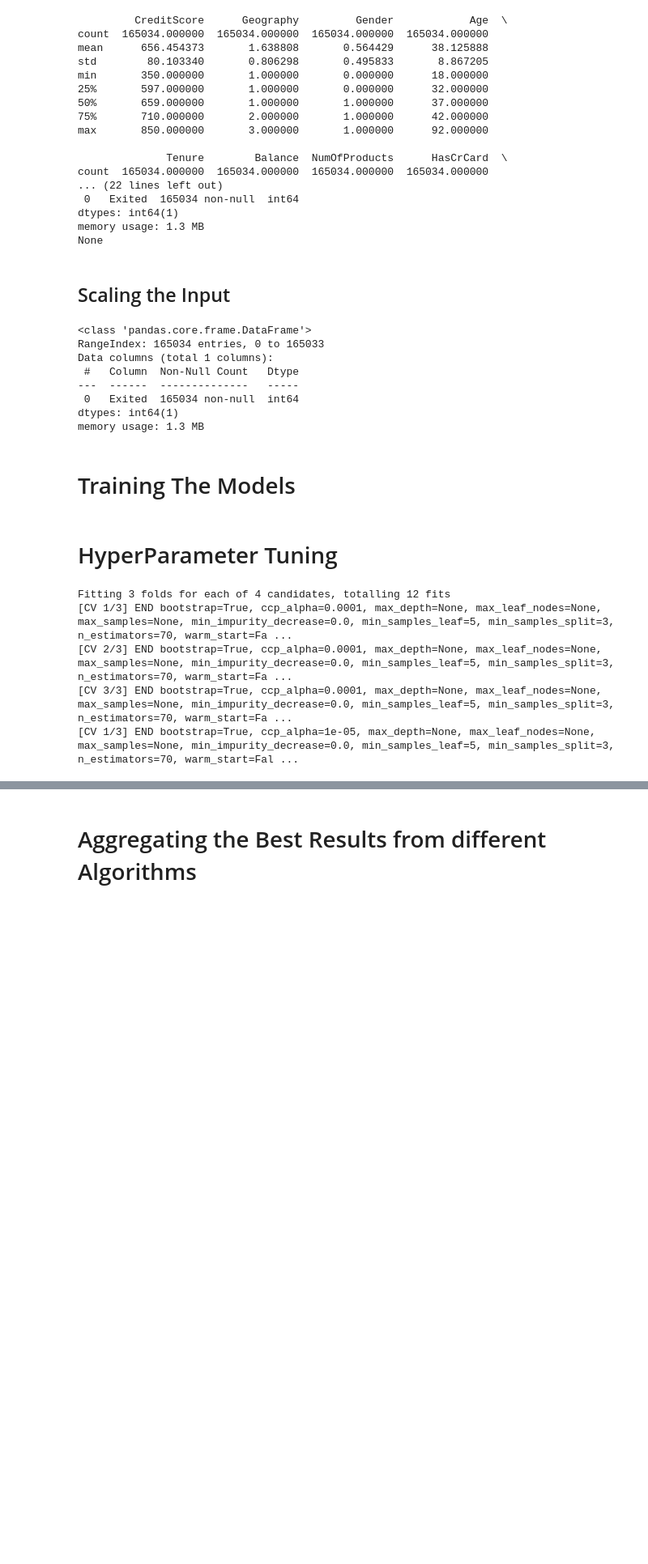
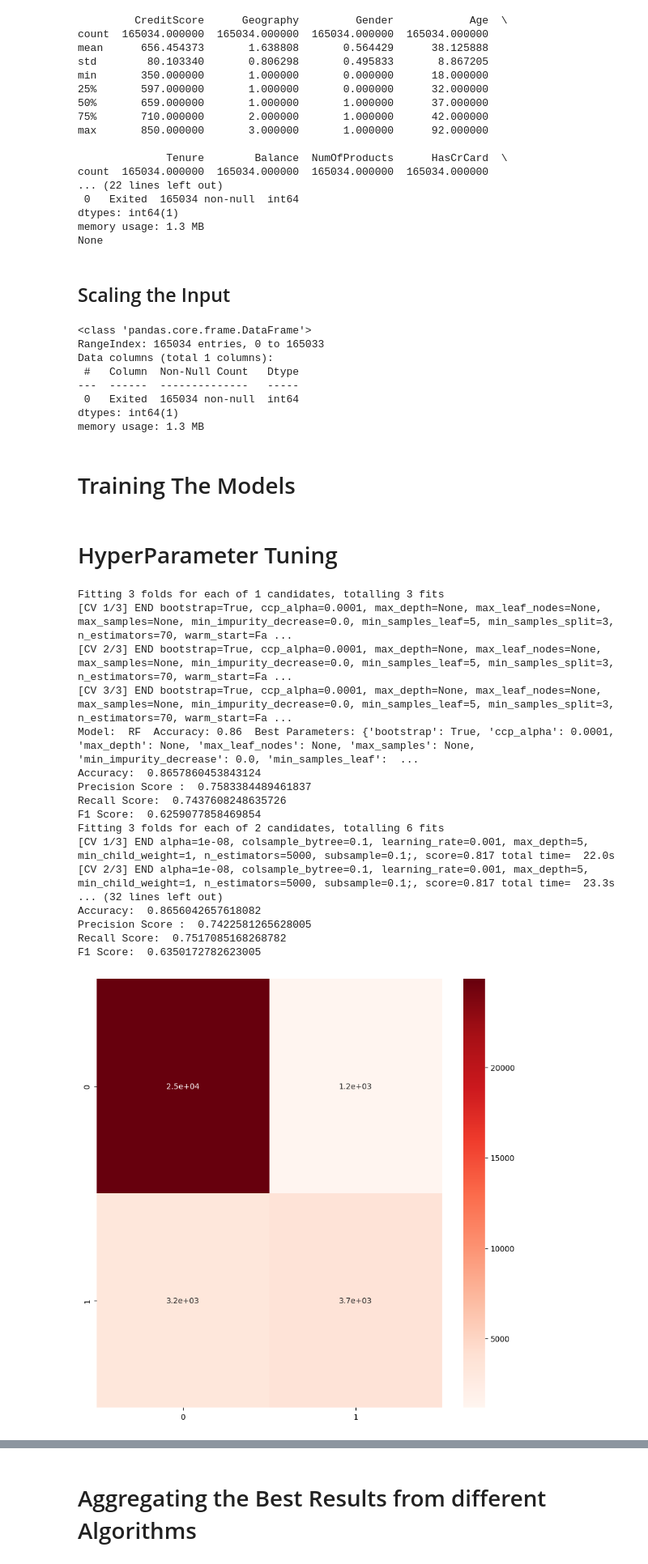
Before and after one commit to snajeebz/playground, a Jupyter notebook: binary-classification-machine-learning.ipynb, the cells around one changed output, grey strips where cells are left out. Shown at 81% size. Drawn from its saved outputs; the diff is of its cells as text; code cells hidden in the pictures; blank space fills up the shorter version.

```diff
--- a/binary-classification-machine-learning.ipynb
+++ b/binary-classification-machine-learning.ipynb
@@ -417,7 +417,7 @@ grid_param={
           },
    'RF' : {
        'bootstrap': [True],
-       'ccp_alpha': 10.0 ** -np.arange(4,8,1),
+       'ccp_alpha': [0.0001],
        'max_depth': [None],
        'max_leaf_nodes': [None],
        'max_samples': [None],
@@ -427,46 +427,59 @@ grid_param={
        'n_estimators': [70],
        'warm_start': [False]
         },
-#'bootstrap': True, 'ccp_alpha': 0, 'max_depth': None, 'max_leaf_nodes': None, 'max_samples': None, 'min_impurity_decrease': 0.0, 'min_samples_leaf': 1, 'min_samples_split': 4, 'n_estimators': 105, 'warm_start': True
-'XGB': {
+#{'bootstrap': True, 'ccp_alpha': 0.0001, 'max_depth': None, 'max_leaf_nodes': None, 'max_samples': None, 'min_impurity_decrease': 0.0, 'min_samples_leaf': 5, 'min_samples_split': 3, 'n_estimators': 70, 'warm_start': False}
+    'XGB': {
         'n_estimators':[5000],
         'learning_rate': [0.001],
-        'max_depth': np.arange(1,10,1),
-        'subsample': np.arange(0.5, 1,0.1),
-        'colsample_bytree':[0.05,0.1,0.5,1],
-        'min_child_weight':[1, 5, 15, 20],
-        'alpha': 10.0 ** -np.arange(7,10,1)
+        'max_depth': [5],
+        'subsample': [0.1],
+        'colsample_bytree':[0.1],
+        'min_child_weight':[1],
+        'alpha': 10.0 ** -np.arange(8,10,1)
           },
    'GBC': {
         'loss':['exponential'],
         'criterion': ['friedman_mse'],
         'n_estimators': [1000],
         'learning_rate': [0.2],
         'min_impurity_decrease':[0.1],
-        'ccp_alpha': 10.0 ** -np.arange(4,8,1),
+        'ccp_alpha': [0.03],
         'subsample': [1]
         },
   'ABC':  {
         'n_estimators':[1000],
         'learning_rate':[0.1]
         },
     #Model:  GBC  Accuracy: 0.79  Best Parameters: {'ccp_alpha': 0.03, 'criterion': 'friedman_mse', 'learning_rate': 0.1, 'loss': 'exponential', 'min_impurity_decrease': 0.1, 'n_estimators': 1000, 'subsample': 1}
 }
 for name,mod in tqdm(models.items()):
    gs = GridSearchCV(estimator=mod, param_grid=grid_param[name], verbose=3,cv=3, scoring='accuracy')
    gs.fit(X_train,np.ravel(y_train))
    print('Model: ', name, ' Accuracy:',format(gs.best_score_,".2f"),  ' Best Parameters:',gs.best_params_)
    y_pred=gs.predict(X_test)
    w.loc[len(w)]=[name,gs.best_score_]
    result[name]=gs.predict_proba(scale(test_df))[:,1]
 
    evaluate(y_test,y_pred)
 # Model:  DT  Accuracy: 0.80  Best Parameters: {'ccp_alpha': 0.0, 'max_depth': None, 'max_leaf_nodes': None, 'min_samples_leaf': 1, 'min_samples_split': 4, 'random_state': 42}
 #Model:  RF  Accuracy: 0.86  Best Parameters: {'bootstrap': True, 'ccp_alpha': 0.0, 'max_depth': None, 'max_leaf_nodes': None, 'max_samples': None, 'min_impurity_decrease': 0.0, 'min_samples_leaf': 1, 'min_samples_split': 4, 'n_estimators': 110, 'warm_start': True}
 #Model:  MLP  Accuracy: 0.86  Best Parameters: {'activation': 'relu', 'alpha': 1e-08, 'early_stopping': 1, 'hidden_layer_sizes': 13, 'learning_rate': 'adaptive', 'max_iter': 200, 'random_state': 9, 'solver': 'lbfgs', 'verbose': 0}
 # %% [output]
-Fitting 3 folds for each of 4 candidates, totalling 12 fits
+Fitting 3 folds for each of 1 candidates, totalling 3 fits
 [CV 1/3] END bootstrap=True, ccp_alpha=0.0001, max_depth=None, max_leaf_nodes=None, max_samples=None, min_impurity_decrease=0.0, min_samples_leaf=5, min_samples_split=3, n_estimators=70, warm_start=Fa ...
 [CV 2/3] END bootstrap=True, ccp_alpha=0.0001, max_depth=None, max_leaf_nodes=None, max_samples=None, min_impurity_decrease=0.0, min_samples_leaf=5, min_samples_split=3, n_estimators=70, warm_start=Fa ...
 [CV 3/3] END bootstrap=True, ccp_alpha=0.0001, max_depth=None, max_leaf_nodes=None, max_samples=None, min_impurity_decrease=0.0, min_samples_leaf=5, min_samples_split=3, n_estimators=70, warm_start=Fa ...
-[CV 1/3] END bootstrap=True, ccp_alpha=1e-05, max_depth=None, max_leaf_nodes=None, max_samples=None, min_impurity_decrease=0.0, min_samples_leaf=5, min_samples_split=3, n_estimators=70, warm_start=Fal ...
+Model:  RF  Accuracy: 0.86  Best Parameters: {'bootstrap': True, 'ccp_alpha': 0.0001, 'max_depth': None, 'max_leaf_nodes': None, 'max_samples': None, 'min_impurity_decrease': 0.0, 'min_samples_leaf':  ...
+Accuracy:  0.8657860453843124
+Precision Score :  0.7583384489461837
+Recall Score:  0.7437608248635726
+F1 Score:  0.6259077858469854
+Fitting 3 folds for each of 2 candidates, totalling 6 fits
+[CV 1/3] END alpha=1e-08, colsample_bytree=0.1, learning_rate=0.001, max_depth=5, min_child_weight=1, n_estimators=5000, subsample=0.1;, score=0.817 total time=  22.0s
+[CV 2/3] END alpha=1e-08, colsample_bytree=0.1, learning_rate=0.001, max_depth=5, min_child_weight=1, n_estimators=5000, subsample=0.1;, score=0.817 total time=  23.3s
+... (32 lines left out)
+Accuracy:  0.8656042657618082
+Precision Score :  0.7422581265628005
+Recall Score:  0.7517085168268782
+F1 Score:  0.6350172782623005
+[figure, added]
```
Also changed, not shown: parts of 7 cells of this notebook.
